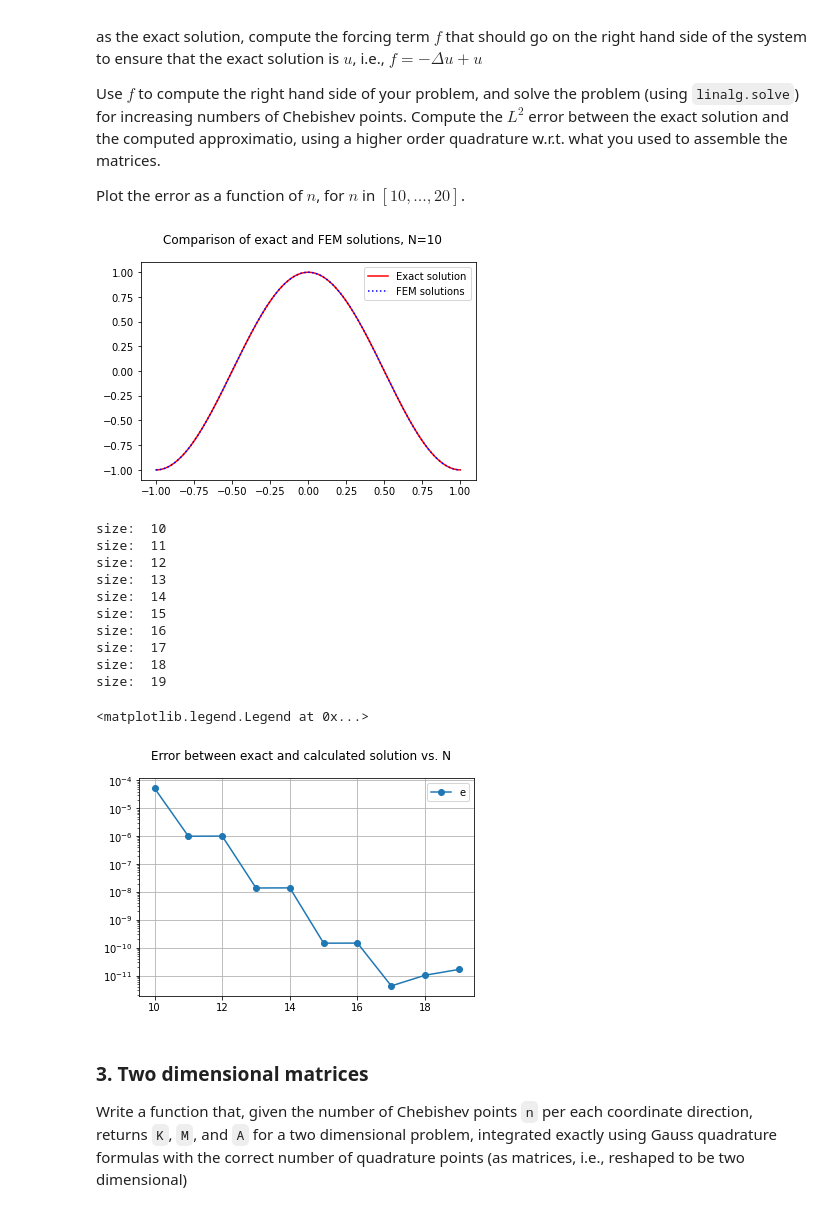
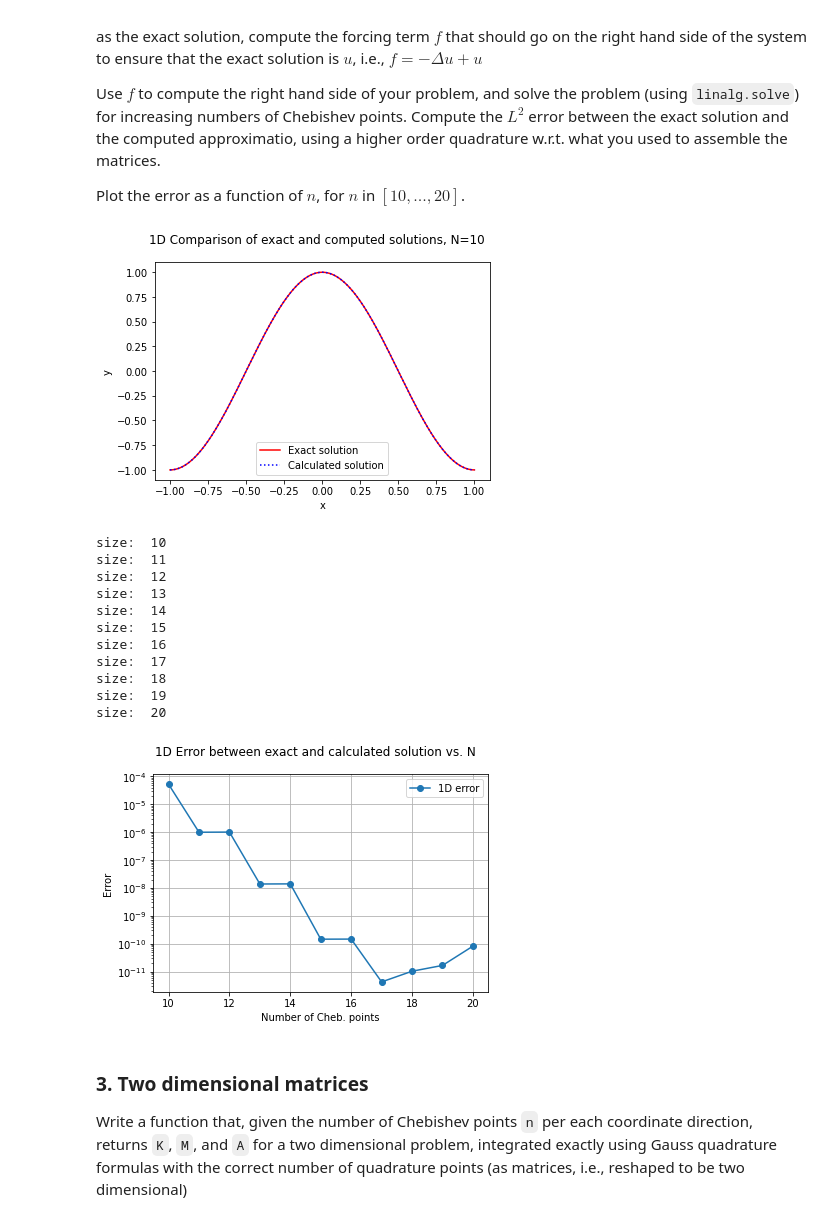
Before and after one commit to giuliodondi/numerical-analysis-2020-2021, a Jupyter notebook: notebooks/myproject_new.ipynb, the cells around one changed output. Drawn from its saved outputs; the diff is of its cells as text; code cells hidden in the pictures.

```diff
--- a/notebooks/myproject_new.ipynb
+++ b/notebooks/myproject_new.ipynb
@@ -265,7 +264,7 @@ def compute_one_dimensional_matrices(n):
 
         B[i,:] = lag_basis[i](quad_p)
 
-        base_i_prime = polyder(lag_basis[i])
+        base_i_prime = np.polyder(lag_basis[i])
         D[i,:] = base_i_prime(quad_p)
 
         #bases_nodes_val[i]=0
@@ -276,8 +275,8 @@ def compute_one_dimensional_matrices(n):
     A = np.zeros((n, n), dtype=np.float64)
 
 
-    K = einsum('iq, q, jq -> ij', D, quad_w, D)
-    M = einsum('iq, q, jq -> ij', B, quad_w, B)
+    K = np.einsum('iq, q, jq -> ij', D, quad_w, D)
+    M = np.einsum('iq, q, jq -> ij', B, quad_w, B)
 
 
 
@@ -302,7 +301,7 @@ Plot the error as a function of $n$, for $n$ in $[10,...,20]$.
 # %%
 
 def exact_one_d(x):
-    return np.array( cos(np.pi*x), dtype=float64 )
+    return np.array( np.cos(np.pi*x), dtype=np.float64 )
 
 
 def forcing_one_d(xvec):
@@ -316,7 +315,7 @@ def compute_one_dimensional_RHS_(n, B, force_f):
     #nodes = np.polynomial.chebyshev.chebpts2(n)
     quad_p, quad_w = leggauss(n)
 
-    return einsum('iq, q, q -> i', B, force_f( quad_p ), quad_w)
+    return np.einsum('iq, q, q -> i', B, force_f( quad_p ), quad_w)
 
 
 def oned_compute_solution(n, force_f):
@@ -337,8 +336,8 @@ def oned_compute_solution(n, force_f):
 
 
 def oned_eval_solution(x, coef_sol):
-    n = size(coef_sol)
-    l = size(x)
+    n = np.size(coef_sol)
+    l = np.size(x)
 
     #construct the lagrangian basis
     lag_basis = get_lagrange_basis(n)
@@ -384,51 +383,56 @@ def compute_error_one_d(n, exact, rhs):
     l2_error = np.linalg.norm( quad_eval_ex - quad_eval_calc, ord=2 )
 
 
-    return sqrt( l2_sq_err)
+    return np.sqrt( l2_sq_err)
 
 
 
 
 # calculate a solution and plot it
-xvec = linspace(-1,1,501, dtype=float64 )
+xvec = np.linspace(-1,1,501, dtype=np.float64 )
 
 exact_sol_eval = exact_one_d(xvec)
 
 calc_sol_eval = oned_eval_solution(xvec, oned_compute_solution(10, forcing_one_d))
 
 
 plt.figure()
-ex_sol_h, = plot(xvec,exact_sol_eval,'r')
-calc_sol_h, = plot(xvec,calc_sol_eval,'b:')
-plt.suptitle('Comparison of exact and FEM solutions, N=10')
-plt.legend((ex_sol_h,calc_sol_h),('Exact solution','FEM solutions'))
+ex_sol_h, = plt.plot(xvec,exact_sol_eval,'r')
+calc_sol_h, = plt.plot(xvec,calc_sol_eval,'b:')
+plt.suptitle('1D Comparison of exact and computed solutions, N=10')
+plt.xlabel("x")
+plt.ylabel("y")
+plt.legend((ex_sol_h,calc_sol_h),('Exact solution','Calculated solution'))
 plt.show()
 
 
 
-error = []
-all_n = range(10,20)
+error_1D = []
+all_n = range(10,21)
 for n in all_n:
-    error.append(compute_error_one_d(n, exact_one_d, forcing_one_d))
+    error_1D.append(compute_error_one_d(n, exact_one_d, forcing_one_d))
 
 plt.grid()
-plt.suptitle('Error between exact and calculated solution vs. N')
-error_h = semilogy(all_n, error, 'o-')
-plt.legend((error_h),('error'))
+plt.suptitle('1D Error between exact and calculated solution vs. N')
+error_h = plt.semilogy(all_n, error_1D, 'o-',label='1D error')
+plt.xlabel("Number of Cheb. points")
+plt.ylabel("Error")
+plt.legend()
+plt.show()
 # %% [output]
-[figure, old version]
+[figure, new version]
 size:  10
 size:  11
 size:  12
 size:  13
 size:  14
 size:  15
 size:  16
 size:  17
 size:  18
 size:  19
+size:  20
-<matplotlib.legend.Legend at 0x...>
-[figure, old version]
+[figure, new version]
 # %% [markdown]
 ### 3. Two dimensional matrices
 
```
Also changed, not shown: parts of 8 cells of this notebook.
